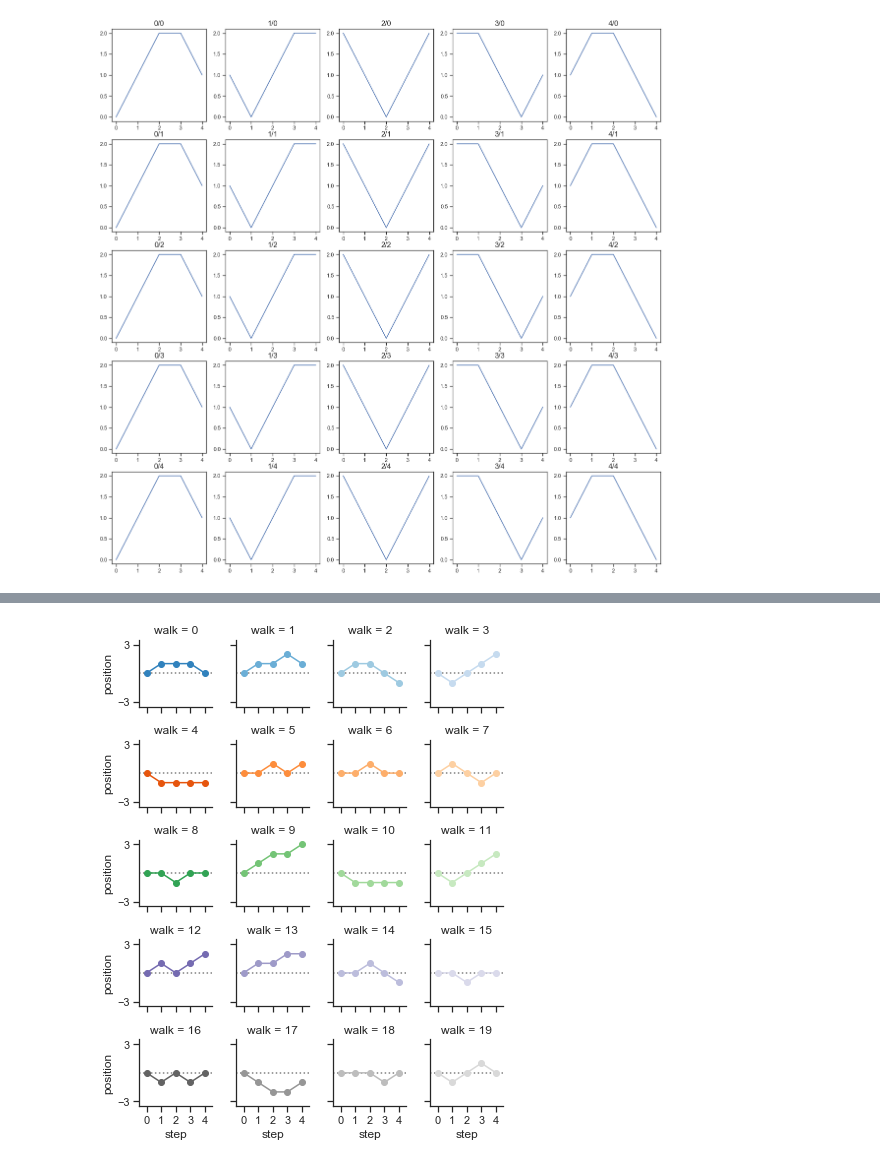
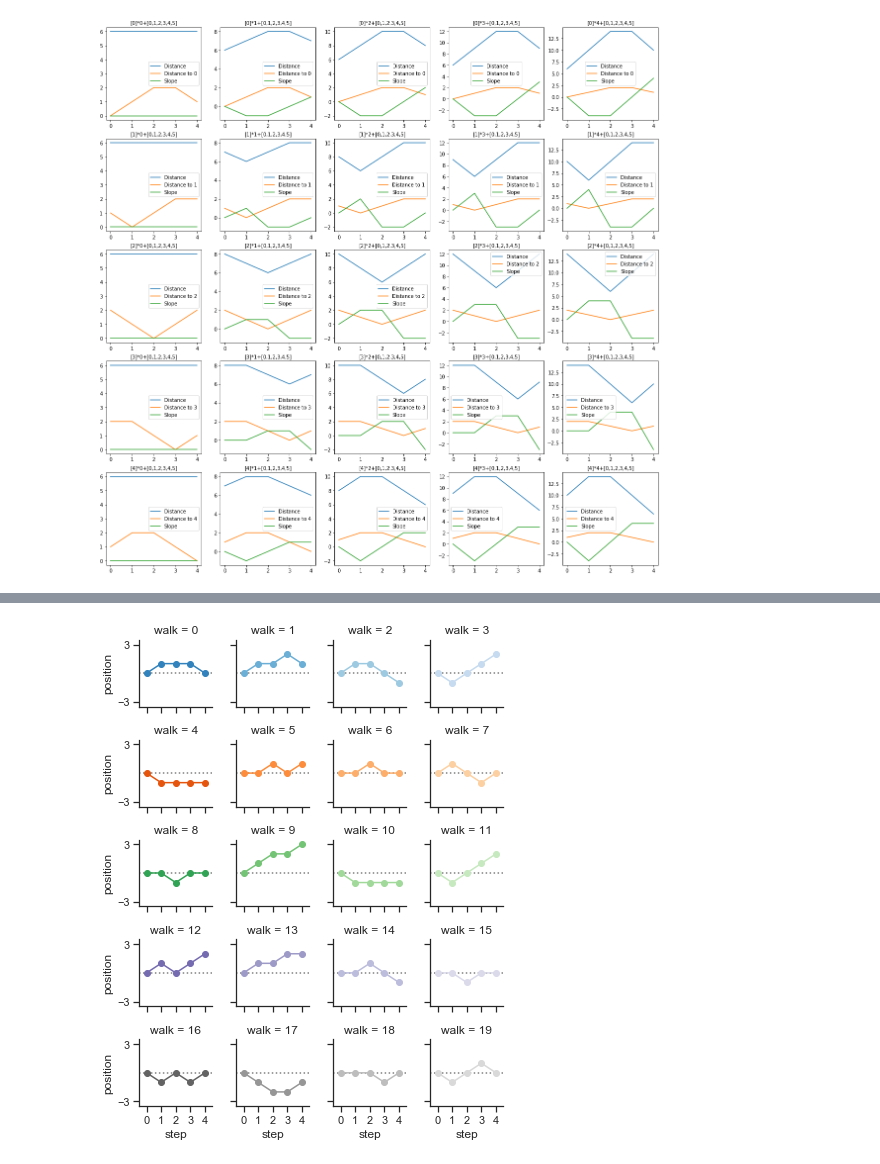
Before and after one commit to ariesduanmu/ctf_challenges, a Jupyter notebook: masterLockSmith.ipynb, the cells around one changed output, grey strips where cells are left out. Cells and saved outputs as stored; diff of their text form; code cells hidden in the pictures.

Commit message:
update data vision in masterLockSmith

```diff
--- a/masterLockSmith.ipynb
+++ b/masterLockSmith.ipynb
@@ -8,5 +39,5 @@ import numpy as np
 def distance(k, n, state):
     return [min(abs(k-i), n-abs(k-i)) for i in state]
 # %%
-def initstate(n):
-    return [list(range(n)) for k in range(n)]
+def pos_initstate(n, x):
+    return sorted([sorted([i for i in range(n) if i != k] + [k] * x) for k in range(n)])
@@ -13,14 +55,28 @@ def initstate(n):
+# %%
+n = 5
+m = 6
+pos_init_states = [pos_initstate(n,i) for i in range(1,m+1)]
+neg_init_states = [neg_initstate(n,m,i) for i in range(1,m+1)]
+# for i in range(5):
+#     print(pos_init_states[i])
+#     print(neg_init_states[i])
+#     print("---")
 # %%
 fig, axarr = plt.subplots(5, 5, figsize=(20, 20))
-n = 5
-init_states = initstate(n)
+
+
 for i in range(n):
-    state = init_states[i]
-    for k in range(n):
-        d = pd.Series(distance(k, n, state))
-        axarr[i][k].set_title(f"{k}/{i}", fontsize=15)
+    for j in range(n):
+        state = pos_init_states[i][j]
+
+        d = pd.DataFrame({"Distance":[sum(distance(k, n, state)) for k in range(n)],
+                          "Slope":[0] + [sum(distance(k, n, state))-sum(distance(k+1, n, state)) for k in range(n-1)],
+                          "Distance to {}".format(j):[min(abs(j-k), n-abs(j-k)) for k in range(n)]})
+
+
+        axarr[j][i].set_title("[{}]*{}+[0,1,2,3,4,5]".format(j,i), fontsize=10)
         d.plot.line(
-            ax=axarr[i][k]
+            ax=axarr[j][i]
         )
 # %% [output]
-[figure, old version]
+[figure, new version]
```
Also changed, not shown: parts of 4 cells of this notebook.
